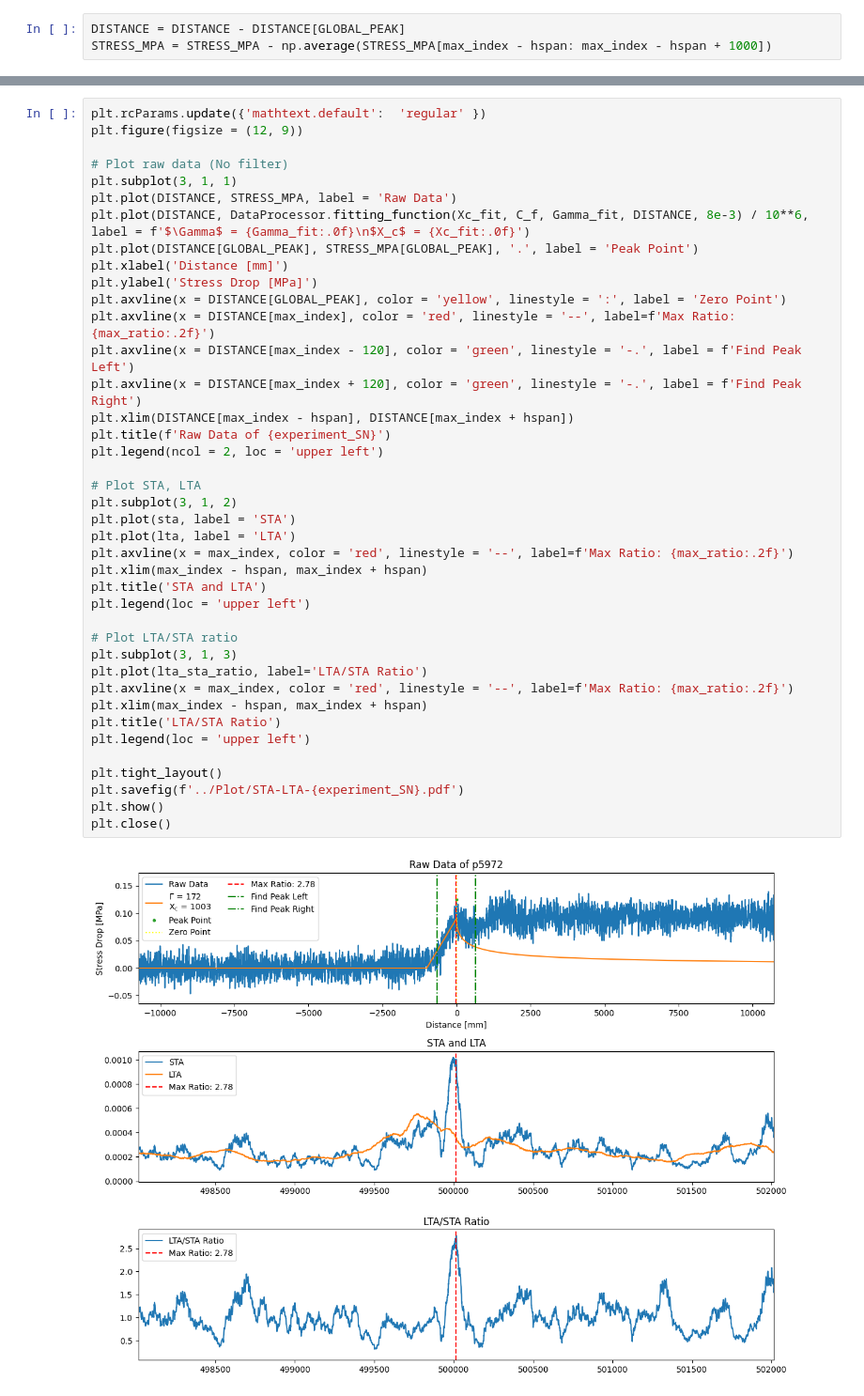
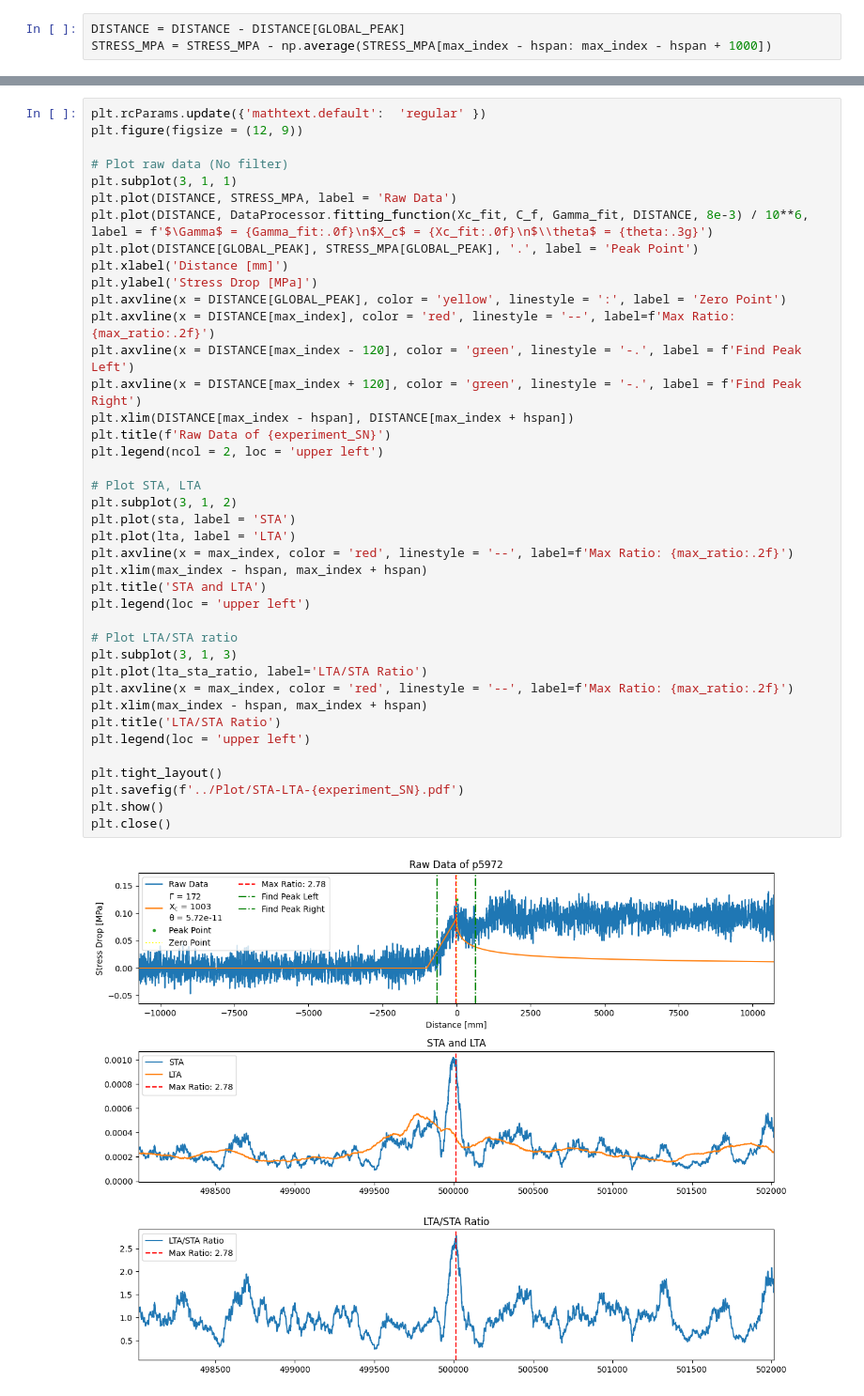
Before and after one commit to Gauss963/PSU-Dynamic-Strain, a Jupyter notebook: Code/p5972.ipynb, the cells around one changed output, grey strips where cells are left out. Shown at 94% size. Drawn from its saved outputs; the diff is of its cells as text.

Commit message:
add theta

```diff
--- a/Code/p5972.ipynb
+++ b/Code/p5972.ipynb
@@ -202,38 +205,38 @@ plt.figure(figsize = (12, 9))
 # Plot raw data (No filter)
 plt.subplot(3, 1, 1)
 plt.plot(DISTANCE, STRESS_MPA, label = 'Raw Data')
-plt.plot(DISTANCE, DataProcessor.fitting_function(Xc_fit, C_f, Gamma_fit, DISTANCE, 8e-3) / 10**6, label = f'$\Gamma$ = {Gamma_fit:.0f}\n$X_c$ = {Xc_fit:.0f}')
+plt.plot(DISTANCE, DataProcessor.fitting_function(Xc_fit, C_f, Gamma_fit, DISTANCE, 8e-3) / 10**6, label = f'$\Gamma$ = {Gamma_fit:.0f}\n$X_c$ = {Xc_fit:.0f}\n$\\theta$ = {theta:.3g}')
 plt.plot(DISTANCE[GLOBAL_PEAK], STRESS_MPA[GLOBAL_PEAK], '.', label = 'Peak Point')
 plt.xlabel('Distance [mm]')
 plt.ylabel('Stress Drop [MPa]')
 plt.axvline(x = DISTANCE[GLOBAL_PEAK], color = 'yellow', linestyle = ':', label = 'Zero Point')
 plt.axvline(x = DISTANCE[max_index], color = 'red', linestyle = '--', label=f'Max Ratio: {max_ratio:.2f}')
 plt.axvline(x = DISTANCE[max_index - 120], color = 'green', linestyle = '-.', label = f'Find Peak Left')
 plt.axvline(x = DISTANCE[max_index + 120], color = 'green', linestyle = '-.', label = f'Find Peak Right')
 plt.xlim(DISTANCE[max_index - hspan], DISTANCE[max_index + hspan])
 plt.title(f'Raw Data of {experiment_SN}')
 plt.legend(ncol = 2, loc = 'upper left')
 
 # Plot STA, LTA
 plt.subplot(3, 1, 2)
 plt.plot(sta, label = 'STA')
 plt.plot(lta, label = 'LTA')
 plt.axvline(x = max_index, color = 'red', linestyle = '--', label=f'Max Ratio: {max_ratio:.2f}')
 plt.xlim(max_index - hspan, max_index + hspan)
 plt.title('STA and LTA')
 plt.legend(loc = 'upper left')
 
 # Plot LTA/STA ratio
 plt.subplot(3, 1, 3)
 plt.plot(lta_sta_ratio, label='LTA/STA Ratio')
 plt.axvline(x = max_index, color = 'red', linestyle = '--', label=f'Max Ratio: {max_ratio:.2f}')
 plt.xlim(max_index - hspan, max_index + hspan)
 plt.title('LTA/STA Ratio')
 plt.legend(loc = 'upper left')
 
 plt.tight_layout()
 plt.savefig(f'../Plot/STA-LTA-{experiment_SN}.pdf')
 plt.show()
 plt.close()
 # %% [output]
-[figure, old version]
+[figure, new version]
```
Also changed, not shown: parts of 3 cells of this notebook, 28 other files.
